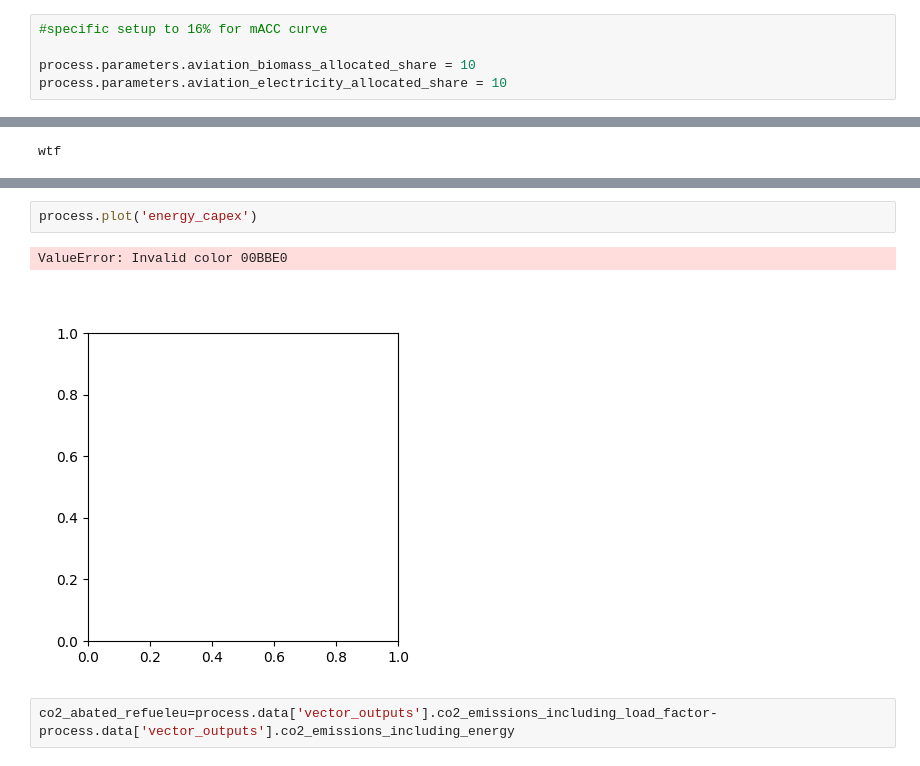
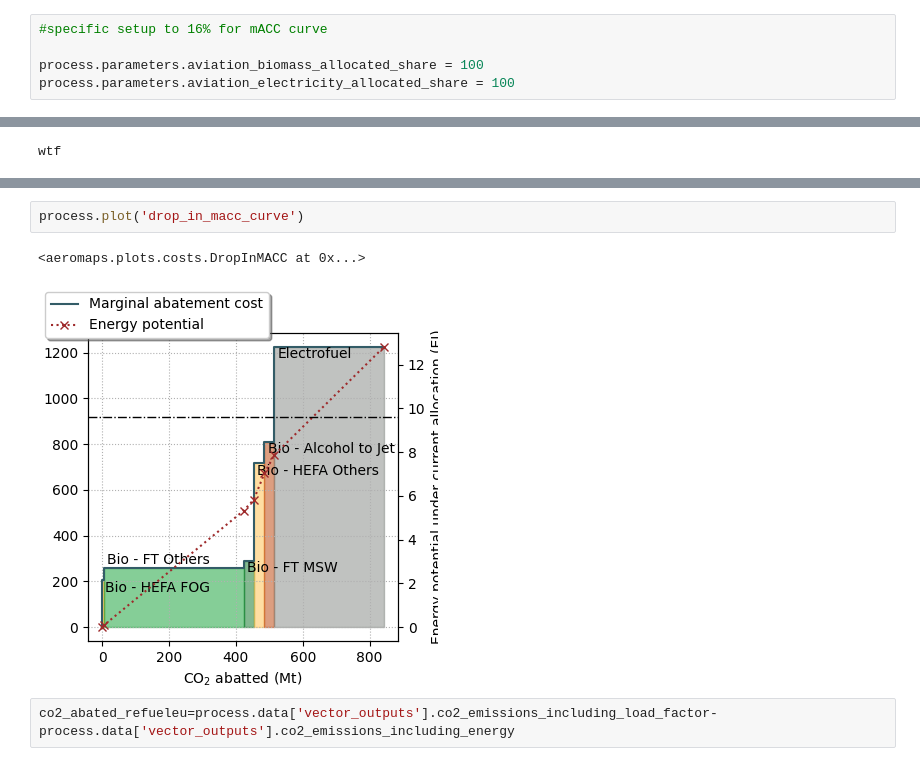
Before and after one commit to AeroMAPS/AeroMAPS, a Jupyter notebook: aeromaps/notebooks/basic_example.ipynb, the cells around one changed output, grey strips where cells are left out. Drawn from its saved outputs; the diff is of its cells as text.

Commit message:
Capexplot + Macc for dropin done

```diff
--- a/aeromaps/notebooks/basic_example.ipynb
+++ b/aeromaps/notebooks/basic_example.ipynb
@@ -164,8 +164,8 @@ process.parameters.hydrogen_gas_share_2050 = 0
 # %%
 #specific setup to 16% for mACC curve
 
-process.parameters.aviation_biomass_allocated_share = 10
-process.parameters.aviation_electricity_allocated_share = 10
+process.parameters.aviation_biomass_allocated_share = 100
+process.parameters.aviation_electricity_allocated_share = 100
 # %%
 process.compute()
 undiscounted_refueleu=process.data['vector_outputs'].non_discounted_energy_expenses
@@ -195,8 +177,8 @@ Name: non_discounted_energy_expenses, dtype: float64
 # %%
-process.plot('energy_capex')
+process.plot('drop_in_macc_curve')
 # %% [output]
-ValueError: Invalid color 00BBE0
+<aeromaps.plots.costs.DropInMACC at 0x...>
-[figure, old version]
+[figure, new version]
 # %%
 co2_abated_refueleu=process.data['vector_outputs'].co2_emissions_including_load_factor-process.data['vector_outputs'].co2_emissions_including_energy
 # %%
```
Also changed, not shown: parts of 9 cells of this notebook, 4 other files.
